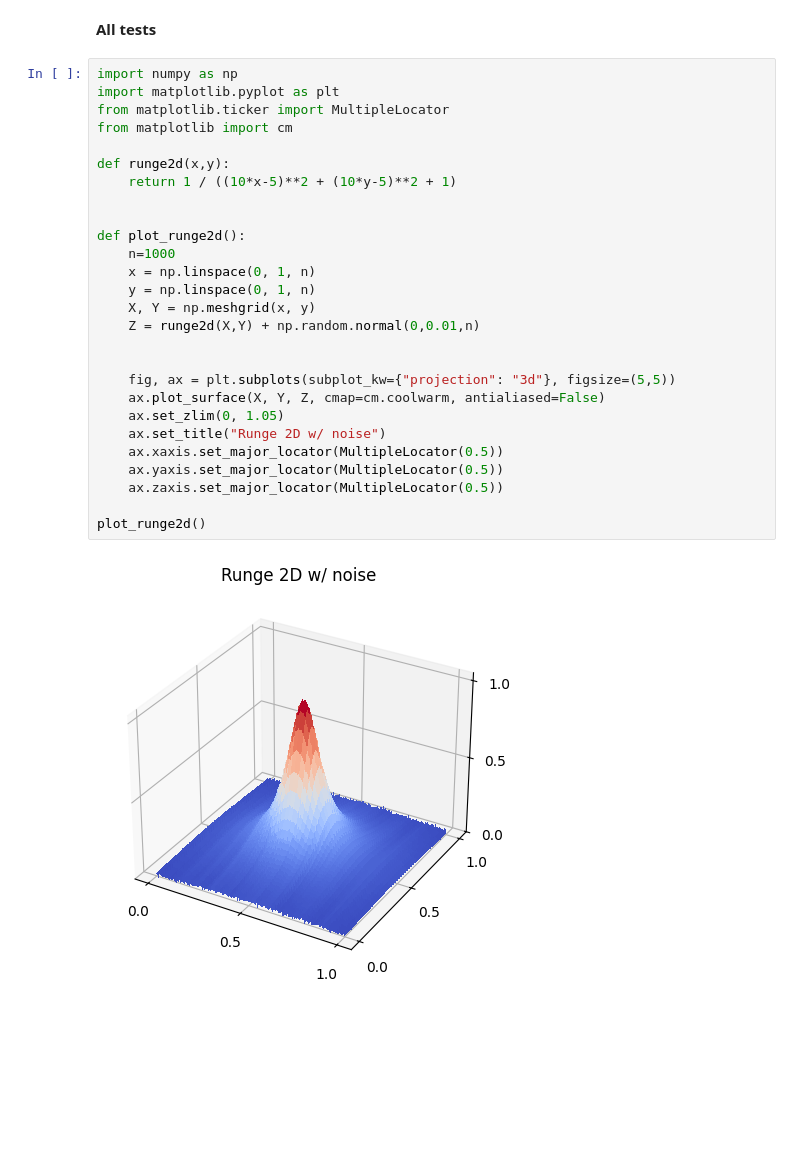
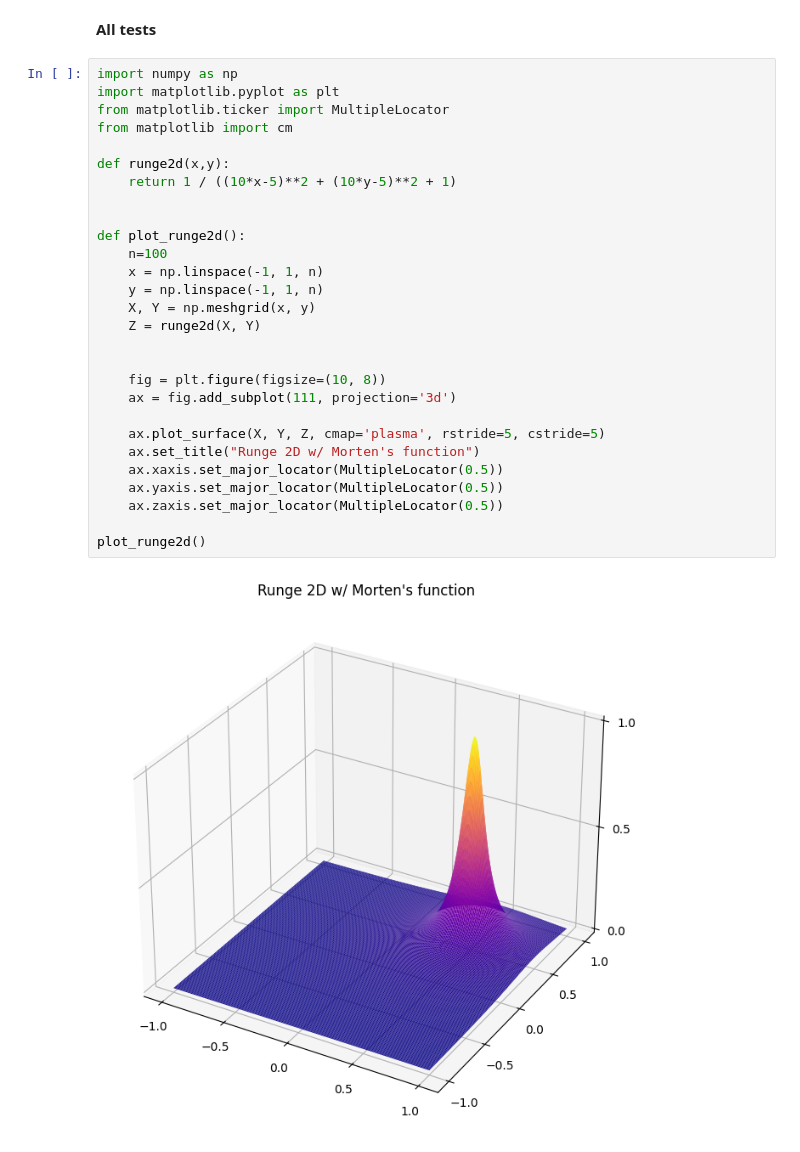
Before and after one commit to JVestly/Project-2, a Jupyter notebook: tests.ipynb, the cells around one changed output. Saved outputs shown, nothing was run; the diff lists cells and outputs as text; blank space fills up the shorter version.

Commit message:
Morten's function might be wrong

```diff
--- a/tests.ipynb
+++ b/tests.ipynb
@@ -3,29 +3,30 @@
 # %%
 import numpy as np
 import matplotlib.pyplot as plt
 from matplotlib.ticker import MultipleLocator
 from matplotlib import cm
 
 def runge2d(x,y):
     return 1 / ((10*x-5)**2 + (10*y-5)**2 + 1)
 
 
 def plot_runge2d():
-    n=1000
-    x = np.linspace(0, 1, n)
-    y = np.linspace(0, 1, n)
+    n=100
+    x = np.linspace(-1, 1, n)
+    y = np.linspace(-1, 1, n)
     X, Y = np.meshgrid(x, y)
-    Z = runge2d(X,Y) + np.random.normal(0,0.01,n)
+    Z = runge2d(X, Y)
 
 
-    fig, ax = plt.subplots(subplot_kw={"projection": "3d"}, figsize=(5,5))
-    ax.plot_surface(X, Y, Z, cmap=cm.coolwarm, antialiased=False)
-    ax.set_zlim(0, 1.05)
-    ax.set_title("Runge 2D w/ noise")
+    fig = plt.figure(figsize=(10, 8))
+    ax = fig.add_subplot(111, projection='3d')
+
+    ax.plot_surface(X, Y, Z, cmap='plasma', rstride=5, cstride=5)
+    ax.set_title("Runge 2D w/ Morten's function")
     ax.xaxis.set_major_locator(MultipleLocator(0.5))
     ax.yaxis.set_major_locator(MultipleLocator(0.5))
     ax.zaxis.set_major_locator(MultipleLocator(0.5))
 
 plot_runge2d()
 # %% [output]
-[figure, old version]
+[figure, new version]
```
Also changed, not shown: parts of 1 cell of this notebook.
